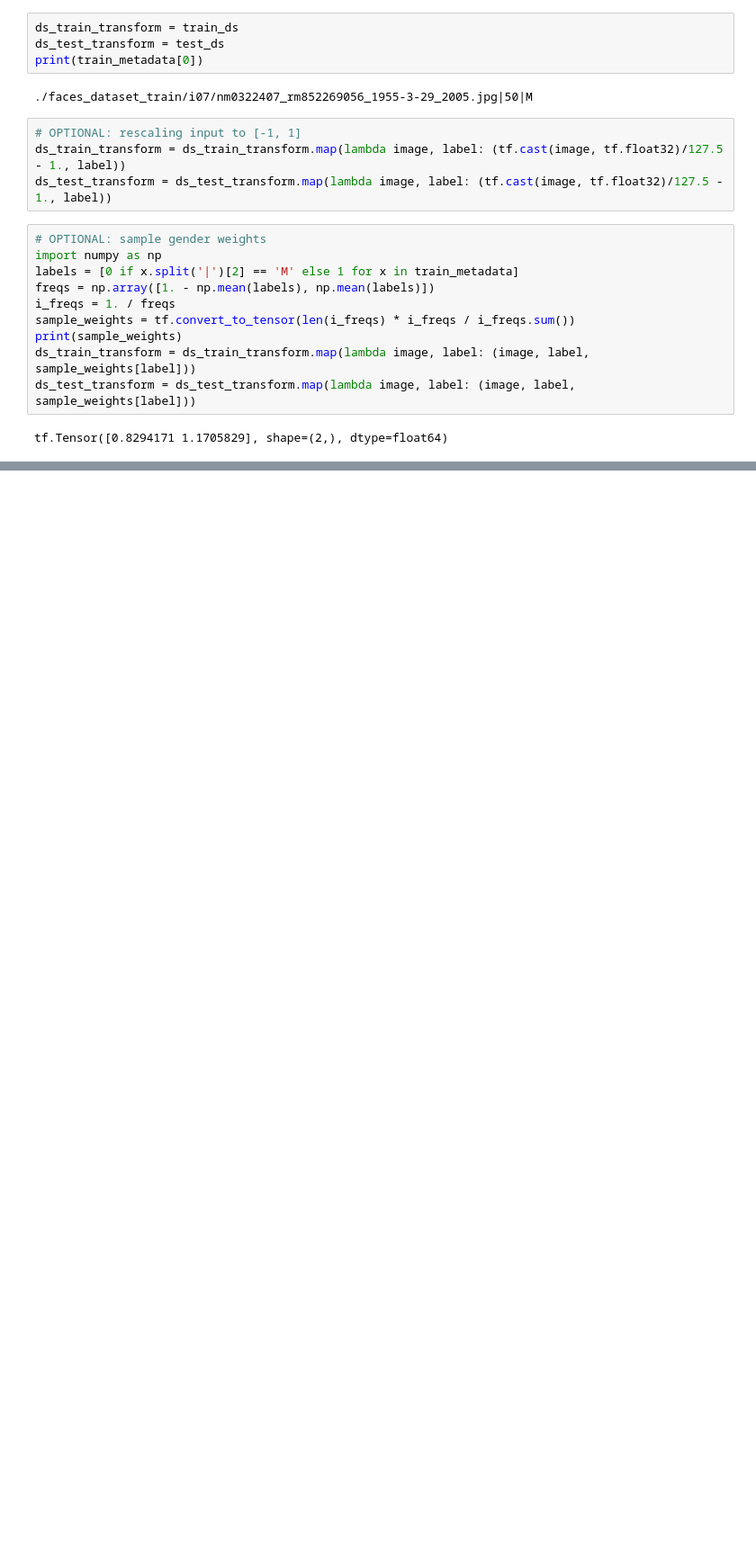
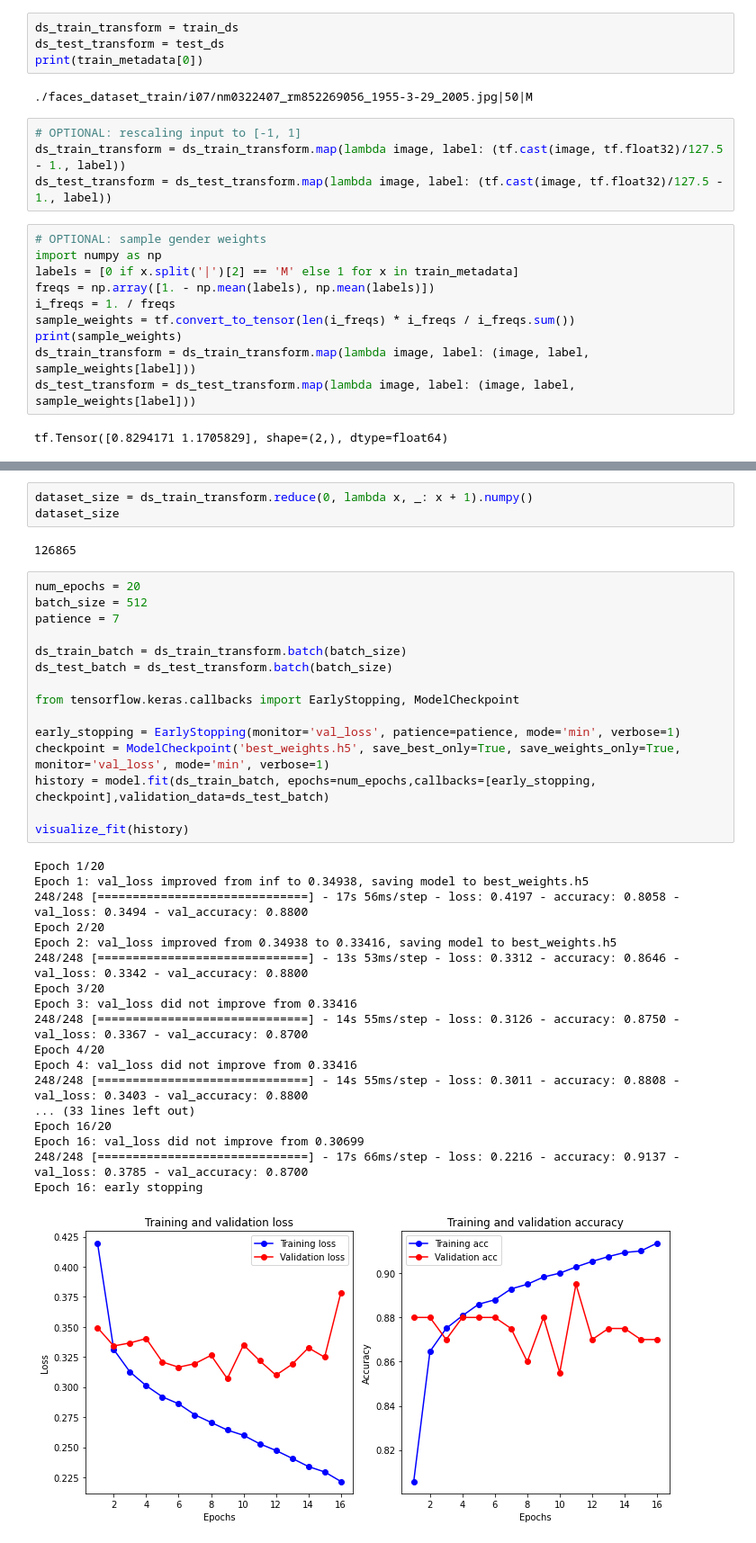
Before and after one commit to maxhormazabal/dl_submissions, a Jupyter notebook: L3/load_faces_gender.ipynb, the cells around one changed output, grey strips where cells are left out. Shown at 90% size. Cells and saved outputs as stored; diff of their text form; blank space fills up the shorter version.

```diff
--- a/L3/load_faces_gender.ipynb
+++ b/L3/load_faces_gender.ipynb
@@ -140,0 +167,39 @@ ds_test_batch = ds_train_transform.batch(batch_size)
+# %%
+dataset_size = ds_train_transform.reduce(0, lambda x, _: x + 1).numpy()
+dataset_size
+# %% [output]
+126865
+# %%
+num_epochs = 20
+batch_size = 512
+patience = 7
+
+ds_train_batch = ds_train_transform.batch(batch_size)
+ds_test_batch = ds_test_transform.batch(batch_size)
+
+from tensorflow.keras.callbacks import EarlyStopping, ModelCheckpoint
+
+early_stopping = EarlyStopping(monitor='val_loss', patience=patience, mode='min', verbose=1)
+checkpoint = ModelCheckpoint('best_weights.h5', save_best_only=True, save_weights_only=True, monitor='val_loss', mode='min', verbose=1)
+history = model.fit(ds_train_batch, epochs=num_epochs,callbacks=[early_stopping, checkpoint],validation_data=ds_test_batch)
+
+visualize_fit(history)
+# %% [output]
+Epoch 1/20
+Epoch 1: val_loss improved from inf to 0.34938, saving model to best_weights.h5
+248/248 [==============================] - 17s 56ms/step - loss: 0.4197 - accuracy: 0.8058 - val_loss: 0.3494 - val_accuracy: 0.8800
+Epoch 2/20
+Epoch 2: val_loss improved from 0.34938 to 0.33416, saving model to best_weights.h5
+248/248 [==============================] - 13s 53ms/step - loss: 0.3312 - accuracy: 0.8646 - val_loss: 0.3342 - val_accuracy: 0.8800
+Epoch 3/20
+Epoch 3: val_loss did not improve from 0.33416
+248/248 [==============================] - 14s 55ms/step - loss: 0.3126 - accuracy: 0.8750 - val_loss: 0.3367 - val_accuracy: 0.8700
+Epoch 4/20
+Epoch 4: val_loss did not improve from 0.33416
+248/248 [==============================] - 14s 55ms/step - loss: 0.3011 - accuracy: 0.8808 - val_loss: 0.3403 - val_accuracy: 0.8800
+... (33 lines left out)
+Epoch 16/20
+Epoch 16: val_loss did not improve from 0.30699
+248/248 [==============================] - 17s 66ms/step - loss: 0.2216 - accuracy: 0.9137 - val_loss: 0.3785 - val_accuracy: 0.8700
+Epoch 16: early stopping
+[figure, added]
```
Also changed, not shown: parts of 8 cells of this notebook, 4 other files.
